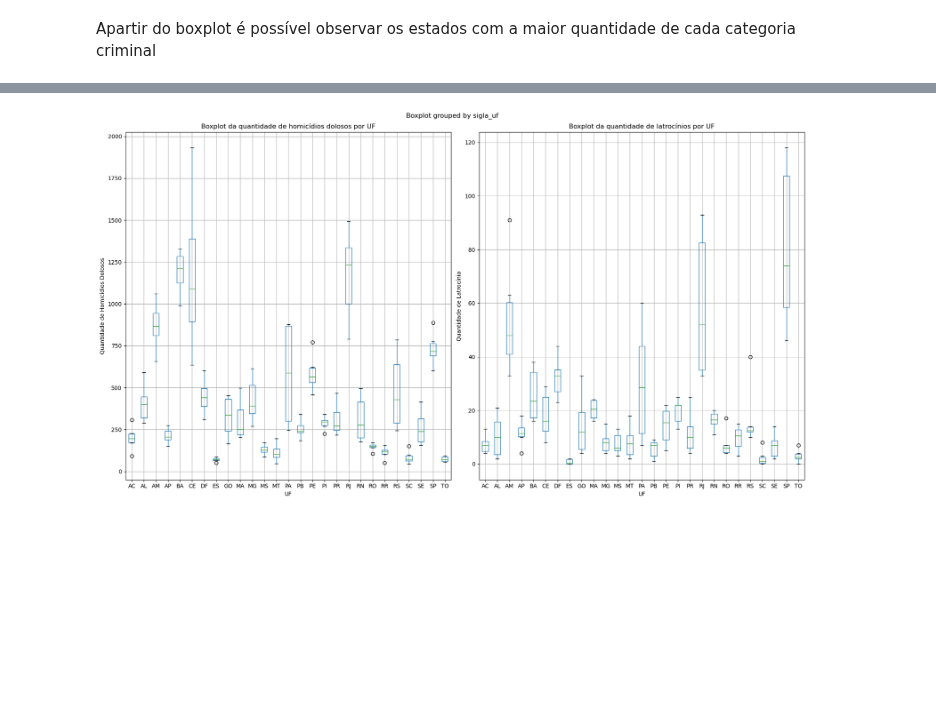
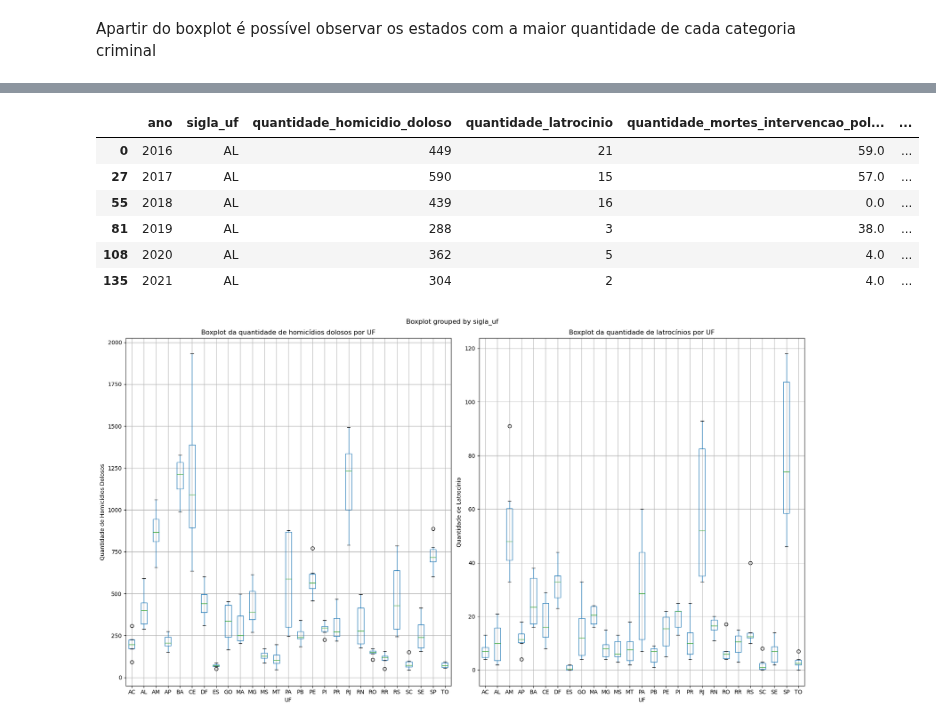
Before and after one commit to Iamiran1/Projeto-2---Ci-ncia-de-Dados, a Jupyter notebook: P2.ipynb, the cells around one changed output, grey strips where cells are left out. Saved outputs shown, nothing was run; the diff lists cells and outputs as text; code cells hidden in the pictures; blank space fills up the shorter version.

```diff
--- a/P2.ipynb
+++ b/P2.ipynb
@@ -130,0 +149,17 @@ Apartir do boxplot é possível observar os estados com a maior quantidade de ca
+# %%
+
+
+
+
+
+estado_ano =dados.loc[(dados['sigla_uf']=='AL')]
+estado_ano
+for dados['sigla_uf']
+# %% [output]
+|  | ano | sigla_uf | quantidade_homicidio_doloso | quantidade_latrocinio | quantidade_mortes_intervencao_pol... | ... |
+| 0 | 2016 | AL | 449 | 21 | 59.0 | ... |
+| 27 | 2017 | AL | 590 | 15 | 57.0 | ... |
+| 55 | 2018 | AL | 439 | 16 | 0.0 | ... |
+| 81 | 2019 | AL | 288 | 3 | 38.0 | ... |
+| 108 | 2020 | AL | 362 | 5 | 4.0 | ... |
+| 135 | 2021 | AL | 304 | 2 | 4.0 | ... |
```
Also changed, not shown: parts of 9 cells of this notebook, 2 other files.
